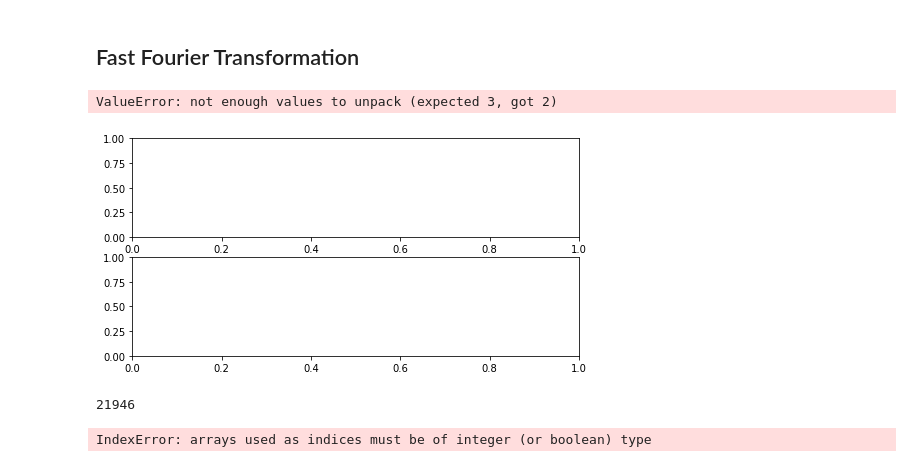
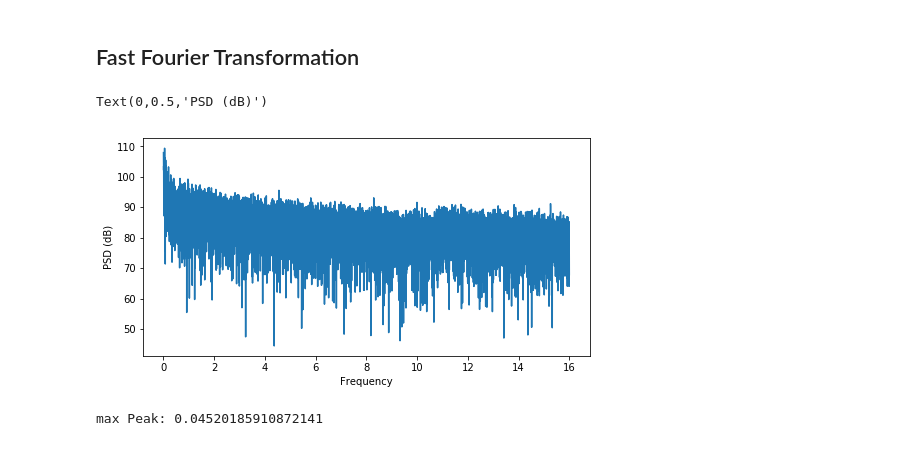
Before and after one commit to matthiasboeker/Shizophrenia_Depression_Project-, a Jupyter notebook: Notebooks/Schizophrenia_ts_explorative.ipynb, the cells around one changed output. Drawn from its saved outputs; the diff is of its cells as text; code cells hidden in the pictures.

Commit message:
Frequency cleansing

```diff
--- a/Notebooks/Schizophrenia_ts_explorative.ipynb
+++ b/Notebooks/Schizophrenia_ts_explorative.ipynb
@@ -246,29 +253,23 @@ Problem of Multicolineratiy
 [figure]
 # %% [markdown]
 ## Fast Fourier Transformation
-# %%
-from scipy.fftpack import fft, fftfreq
-trans = fft(shizophrenia_p[1]['activity'])
-trans = np.abs(trans) ** 2
-fftfreq1 = fftfreq(len(trans), 1. / 1440)
-fftfreq2 = fftfreq(len(trans), 1. / 60)
-
-i = fftfreq1  > 0
-i = fftfreq2 > 0
-fig, ax1,ax2 = plt.subplots(2,1 , figsize=(8, 4))
-ax1.plot(fftfreq1[i], np.log(trans[i]))
-ax2.plot(fftfreq2[i], np.log(trans[i]))
-ax.set_xlim(0, 5)
-ax.set_xlabel('Frequency (1/day)')
-ax.set_ylabel('PSD (dB)')
-# %% [output]
-ValueError: not enough values to unpack (expected 3, got 2)
-[figure, removed]
-# %%
-len(trans)
-# %% [output]
-21946
-# %%
-fftfreq1[i]
-# %% [output]
-IndexError: arrays used as indices must be of integer (or boolean) type
+# %%
+from scipy.fftpack import fft, fftfreq, ifft
+trans_fft = fft(shizophrenia_p[1]['activity'])
+trans_psd = np.abs(trans_fft) ** 2
+#Since the original sampling frequency is 32 Hz according to paper
+fftfreq = fftfreq(len(trans_psd), 1. / 32)
+l = fftfreq > 0
+# %%
+fig, ax = plt.subplots(1, 1, figsize=(8, 4))
+ax.plot(fftfreq[l], 10* np.log10(trans_psd[l]))
+ax.set_xlabel('Frequency')
+#ax.set_xlim(0,0.5)
+ax.set_ylabel('PSD (dB)')
+# %% [output]
+Text(0,0.5,'PSD (dB)')
+[figure, added]
+# %%
+print('max Peak:', fftfreq[pd.Series(trans_psd)[1:].idxmax()])
+# %% [output]
+max Peak: 0.04520185910872141
```
Also changed, not shown: parts of 3 cells of this notebook.
